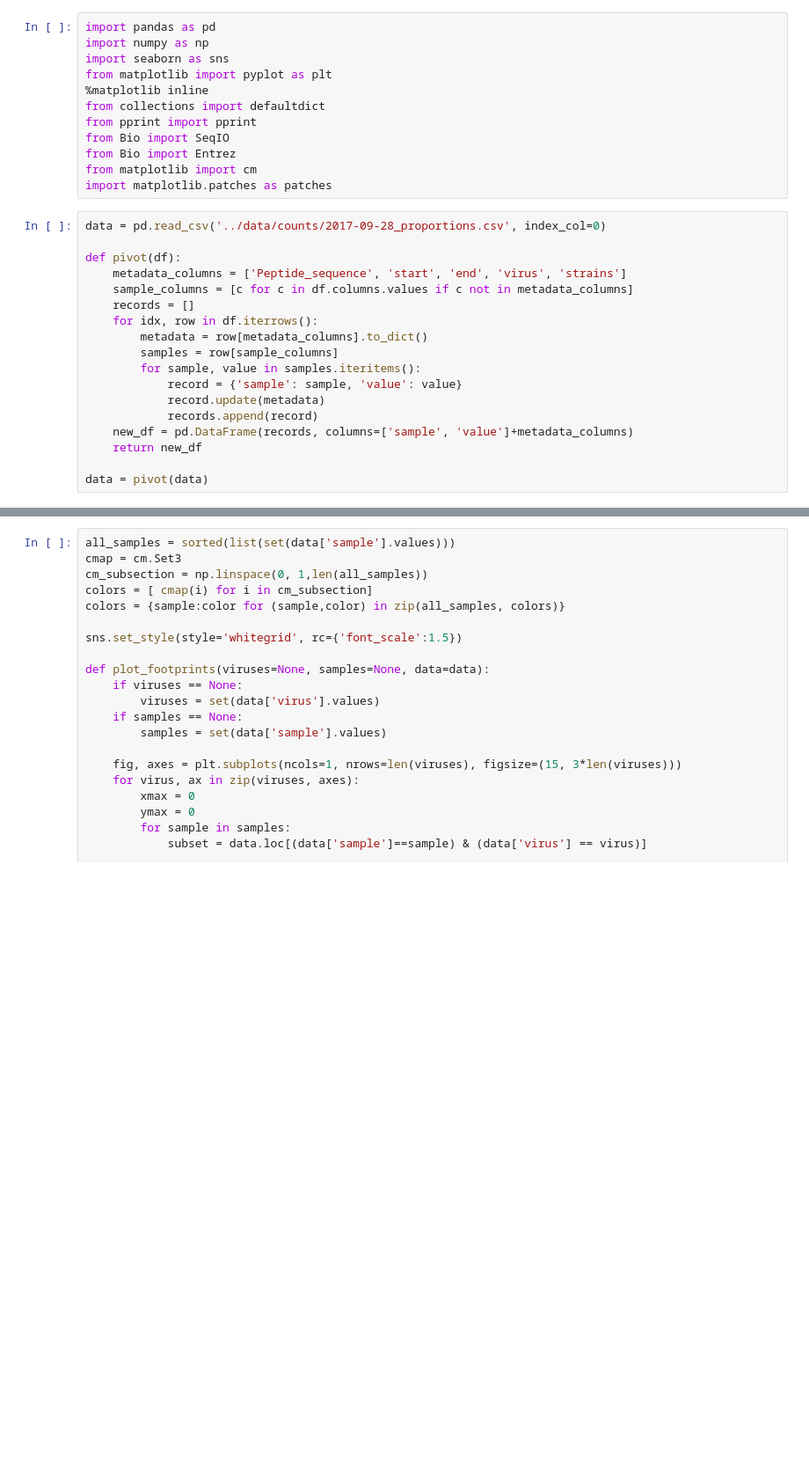
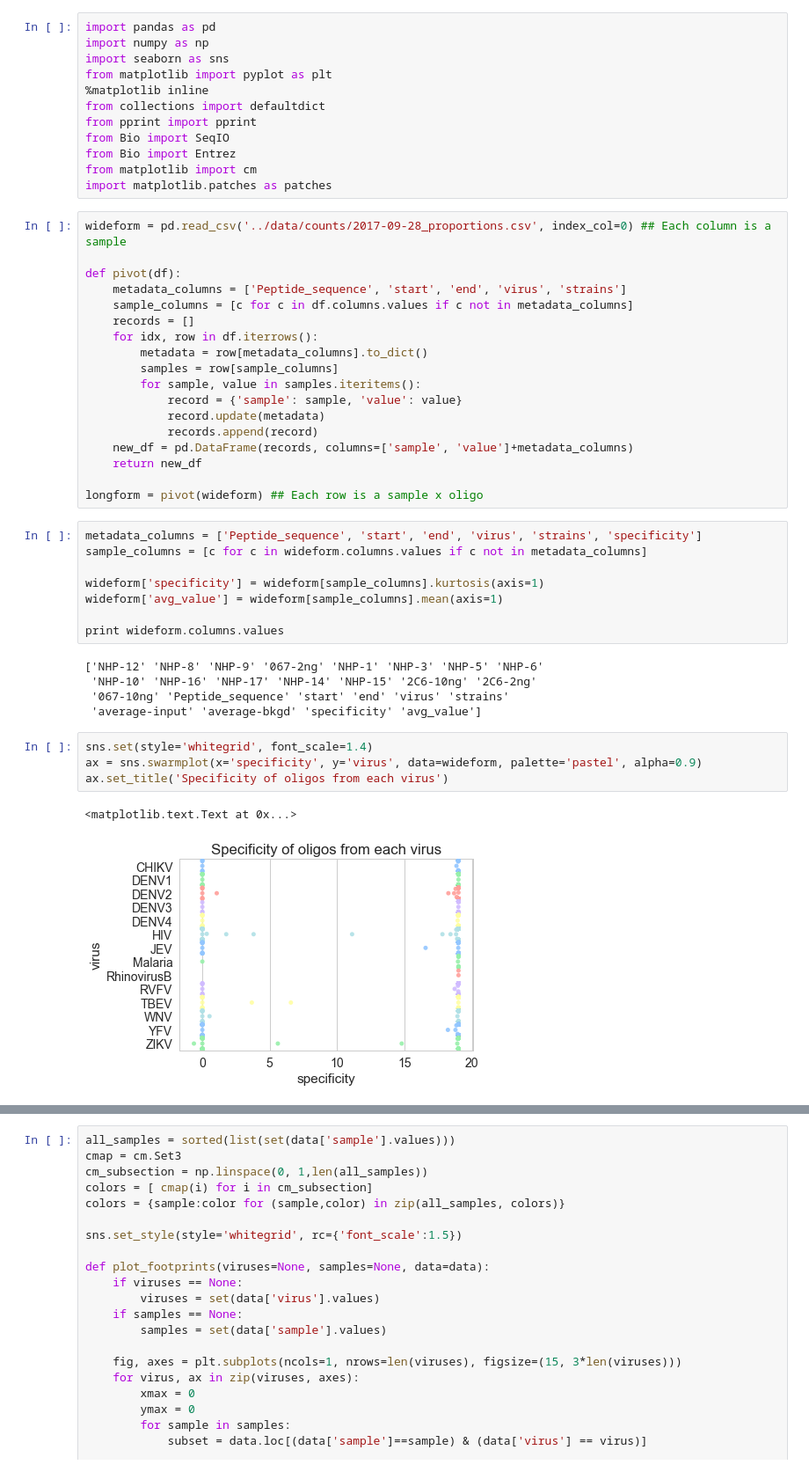
Before and after one commit to sidneymbell/phipseq, a Jupyter notebook: scripts/binding-footprints.ipynb, the cells around one changed output, grey strips where cells are left out. Shown at 88% size. Drawn from its saved outputs; the diff is of its cells as text; blank space fills up the shorter version.

Commit message:
Start exploring the specificity of individual binding sites

```diff
--- a/scripts/binding-footprints.ipynb
+++ b/scripts/binding-footprints.ipynb
@@ -11,7 +11,7 @@ from Bio import Entrez
 from matplotlib import cm
 import matplotlib.patches as patches
 # %%
-data = pd.read_csv('../data/counts/2017-09-28_proportions.csv', index_col=0)
+wideform = pd.read_csv('../data/counts/2017-09-28_proportions.csv', index_col=0) ## Each column is a sample
 
 def pivot(df):
     metadata_columns = ['Peptide_sequence', 'start', 'end', 'virus', 'strains']
@@ -27,4 +27,24 @@ def pivot(df):
     new_df = pd.DataFrame(records, columns=['sample', 'value']+metadata_columns)
     return new_df
 
-data = pivot(data)
+longform = pivot(wideform) ## Each row is a sample x oligo
+# %%
+metadata_columns = ['Peptide_sequence', 'start', 'end', 'virus', 'strains', 'specificity']
+sample_columns = [c for c in wideform.columns.values if c not in metadata_columns]
+
+wideform['specificity'] = wideform[sample_columns].kurtosis(axis=1)
+wideform['avg_value'] = wideform[sample_columns].mean(axis=1)
+
+print wideform.columns.values
+# %% [output]
+['NHP-12' 'NHP-8' 'NHP-9' '067-2ng' 'NHP-1' 'NHP-3' 'NHP-5' 'NHP-6'
+ 'NHP-10' 'NHP-16' 'NHP-17' 'NHP-14' 'NHP-15' '2C6-10ng' '2C6-2ng'
+ '067-10ng' 'Peptide_sequence' 'start' 'end' 'virus' 'strains'
+ 'average-input' 'average-bkgd' 'specificity' 'avg_value']
+# %%
+sns.set(style='whitegrid', font_scale=1.4)
+ax = sns.swarmplot(x='specificity', y='virus', data=wideform, palette='pastel', alpha=0.9)
+ax.set_title('Specificity of oligos from each virus')
+# %% [output]
+<matplotlib.text.Text at 0x...>
+[figure, added]
```
Also changed, not shown: parts of 7 cells of this notebook.
